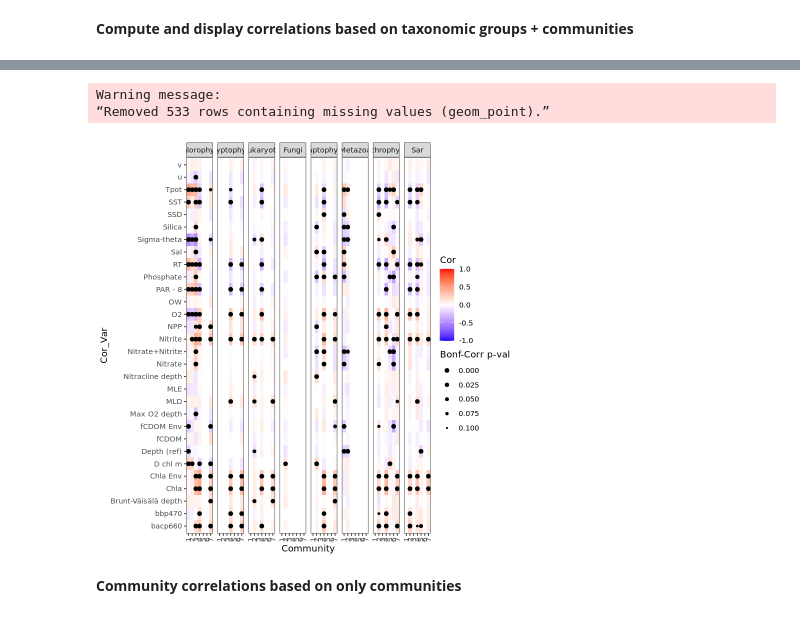
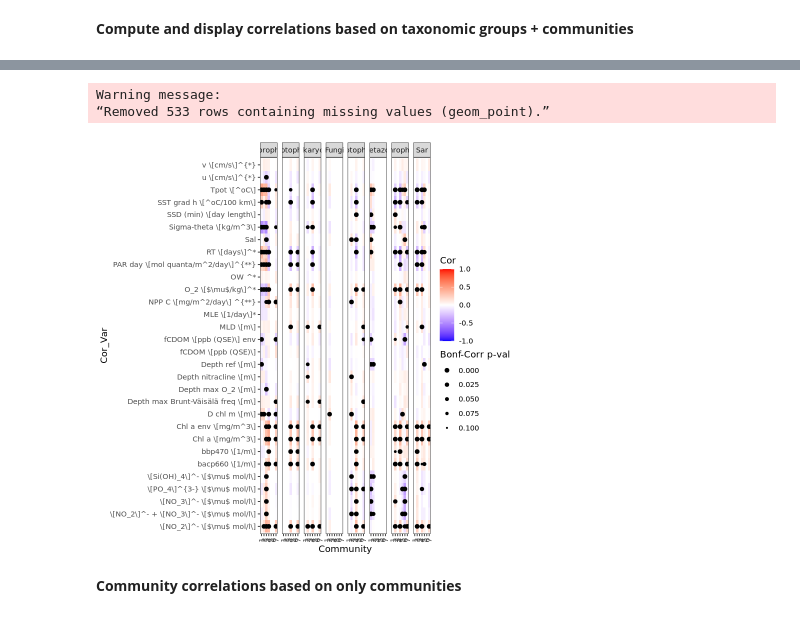
Before and after one commit to AlexanderLabWHOI/2021-TOPAZ-MAG-Figures, a Jupyter notebook: notebooks/final-figures-network.ipynb, the cells around one changed output, grey strips where cells are left out. Drawn from its saved outputs; the diff is of its cells as text; code cells hidden in the pictures.

```diff
--- a/notebooks/final-figures-network.ipynb
+++ b/notebooks/final-figures-network.ipynb
@@ -506,8 +537,8 @@ Read in environmental metadata.
 HQ_Mags = read.csv(file.path("..","data","taxonomy_color_ranges.csv"),
                    row.names=1)
 test = HQ_Mags
-EukMAGDF = read.csv(paste0(file.path("..","tables","final",
-                    'TableS2_EukaryoticMAG.csv'), row.names=1))%>% dplyr::mutate(new_mag_name=row.names(.))
+EukMAGDF = read.csv(file.path("..","tables","final",
+                    'TableS2_EukaryoticMAG.csv'), row.names=1) %>% dplyr::mutate(new_mag_name=row.names(.))
 translation_dict = read.csv('/vortexfs1/omics/alexander/halexander/2020-tara-final-paper/rename/renamed-eukaryotic-mags.tsv', sep='\t',
                                row.names=1)
 translation_dict_r = read.csv('/vortexfs1/omics/alexander/halexander/2020-tara-final-paper/rename/renamed-eukaryotic-mags.tsv', sep='\t',
@@ -791,60 +858,81 @@ options(warn=0)
 # %%
 all_df = all_df %>% dplyr::mutate(Cor_Var = case_when(Cor_Var ==
                                              "PAR day [mol quanta/m**2/day] (for a period of 8 days around...)" ~
-                             "PAR - 8",
+                             "PAR day \\[mol quanta/m^2/day\\]^{**}",
                              Cor_Var == "MLD [m] (in the selected environmental...)" ~
-                             "MLD",
+                             "MLD \\[m\\]",
                              Cor_Var == "u [cm/s] (Calculated (d'Ovidio et al. 2...)" ~
-                             "u",
-                             Cor_Var == "v [cm/s] (Calculated (d'Ovidio et al. 2...)" ~ "v",
+                             "u \\[cm/s\\]^{*}",
+                             Cor_Var == "v [cm/s] (Calculated (d'Ovidio et al. 2...)" ~ "v \\[cm/s\\]^{*}",
                              Cor_Var == "fCDOM [ppb (QSE)] (at the sampling location, exp...)" ~
-                             "fCDOM",
+                             "fCDOM \\[ppb (QSE)\\]",
+                             Cor_Var == "NPP" ~
+                             "NPP C \\[mg/m^2/day\\] ^{**}",
+                             Cor_Var == "Nitrate" ~
+                             "\\[NO_3\\]^- \\[$\\mu$ mol/l\\]",
+                             Cor_Var == "Silica" ~
+                             "\\[Si(OH)_4\\]^- \\[$\\mu$ mol/l\\]",
+                             Cor_Var == "Phosphate" ~
+                             "\\[PO_4\\]^{3-} \\[$\\mu$ mol/l\\]",
+                             Cor_Var == "Nitrite" ~
+                             "\\[NO_2\\]^- \\[$\\mu$ mol/l\\]",
+                             Cor_Var == "Nitrate+Nitrite" ~
+                             "\\[NO_2\\]^- + \\[NO_3\\]^- \\[$\\mu$ mol/l\\]",
                              Cor_Var == "bbp470 [1/m] (in the selected environmental...)" ~
-                             "bbp470",
+                             "bbp470 \\[1/m\\]",
                              Cor_Var == "bacp660 [1/m] (in the selected environmental...)" ~
-                             "bacp660",
+                             "bacp660 \\[1/m\\]",
                              Cor_Var == "Sigma-theta [kg/m**3] (in the selected environmental...)" ~
-                             "Sigma-theta",
+                             "Sigma-theta \\[kg/m^3\\]",
                              Cor_Var == "fCDOM [ppb (QSE)] (in the selected environmental...)" ~
-                             "fCDOM Env",
+                             "fCDOM \\[ppb (QSE)\\] env",
                              Cor_Var == "OW (indicates the presence of an ...)" ~
-                             "OW",
+                             "OW ^*",
                              Cor_Var == "Depth ref [m] (in the selected environmental...)" ~
-                             "Depth (ref)",
+                             "Depth ref \\[m\\]",
+                             Cor_Var == "Chla" ~
+                             "Chl a env \\[mg/m^3\\]",
                              Cor_Var == "Chl a [mg/m**3] (in the selected environmental...)" ~
-                             "Chla Env",
-                             Cor_Var == "Tpot [°C] (in the selected environmental...)" ~ "Tpot",
-                             Cor_Var == "D chl m [m] (in the selected environmental...)" ~ "D chl m",
+                             "Chl a \\[mg/m^3\\]",
+                             Cor_Var == "RT" ~
+                             "RT \\[days\\]^*",
+                             Cor_Var == "O2" ~
+                             "O_2 \\[$\\mu$/kg\\]^*",
+                             Cor_Var == "SSD" ~
+                             "SSD (min) \\[day length\\]",
+                             Cor_Var == "Tpot [°C] (in the selected environmental...)" ~ "Tpot \\[^oC\\]",
+                             Cor_Var == "D chl m [m] (in the selected environmental...)" ~ "D chl m \\[m\\]",
                              Cor_Var == "Depth max Brunt Väisälä freq [m] (in the selected environmental...)" ~
-                                             "Brunt-Väisälä depth",
+                                             "Depth max Brunt-Väisälä freq \\[m\\]",
                              Cor_Var == "Depth max O2 [m] (in the selected environmental...)" ~
-                                             "Max O2 depth",
+                                             "Depth max O_2 \\[m\\]",
                              #Cor_Var == "Depth min O2 [m] (in the selected environmental...)" ~
                              #                "Min O2 depth",
                              Cor_Var == "Depth nitracline [m] (in the selected environmental...)" ~
-                                             "Nitracline depth",
-                             Cor_Var == "MLE [1/day] (indicates the presence of a t...)" ~ "MLE",
-                             Cor_Var == "SST grad h [°C/100 km] (Calculated (d'Ovidio et al. 2...)" ~ "SST",
+                                             "Depth nitracline \\[m\\]",
+                             Cor_Var == "MLE [1/day] (indicates the presence of a t...)" ~ "MLE \\[1/day\\]*",
+                             Cor_Var == "SST grad h [°C/100 km] (Calculated (d'Ovidio et al. 2...)" ~
+                                                               "SST grad h \\[^oC/100 km\\]",
                          TRUE ~ Cor_Var))
 
 ggplot(all_df %>% dplyr::mutate(community = (as.character(community))) %>%
         dplyr::mutate(Community = case_when(!is.na(community) ~ community,
                                             TRUE ~ "NoCommunity")) %>%
         dplyr::filter(Community != "NoCommunity")) +
     geom_tile(aes(x=Community,y=Cor_Var,fill=Cor)) +
     geom_point(aes(x=Community,y=Cor_Var,size=Cor_Pval)) +
     scale_fill_gradient2(limits=c(-1,1),high = "red", low = "blue") +
     #scale_size_area(limits = c(0,0.1), breaks = c(0,0.049,0.1),
     #                labels=c("HighSig","Significant","MarginallySig"),
     #                name = "Bonf-Corr p-val") +
     scale_size(trans = 'reverse',limits=c(0.1,0),range=c(0.5,2),name = "Bonf-Corr p-val") +
     facet_wrap(~groups,nrow=1) +
     theme_test() +
     theme(axis.text.x = element_text(angle = 90, vjust = 0.5, hjust=1))
 # %% [output]
 Warning message:
 “Removed 533 rows containing missing values (geom_point).”
-[figure, old version]
+[figure, new version]
 # %% [markdown]
 **Community correlations based on only communities**
 # %%
```
Also changed, not shown: parts of 19 cells of this notebook, 8 other files.
